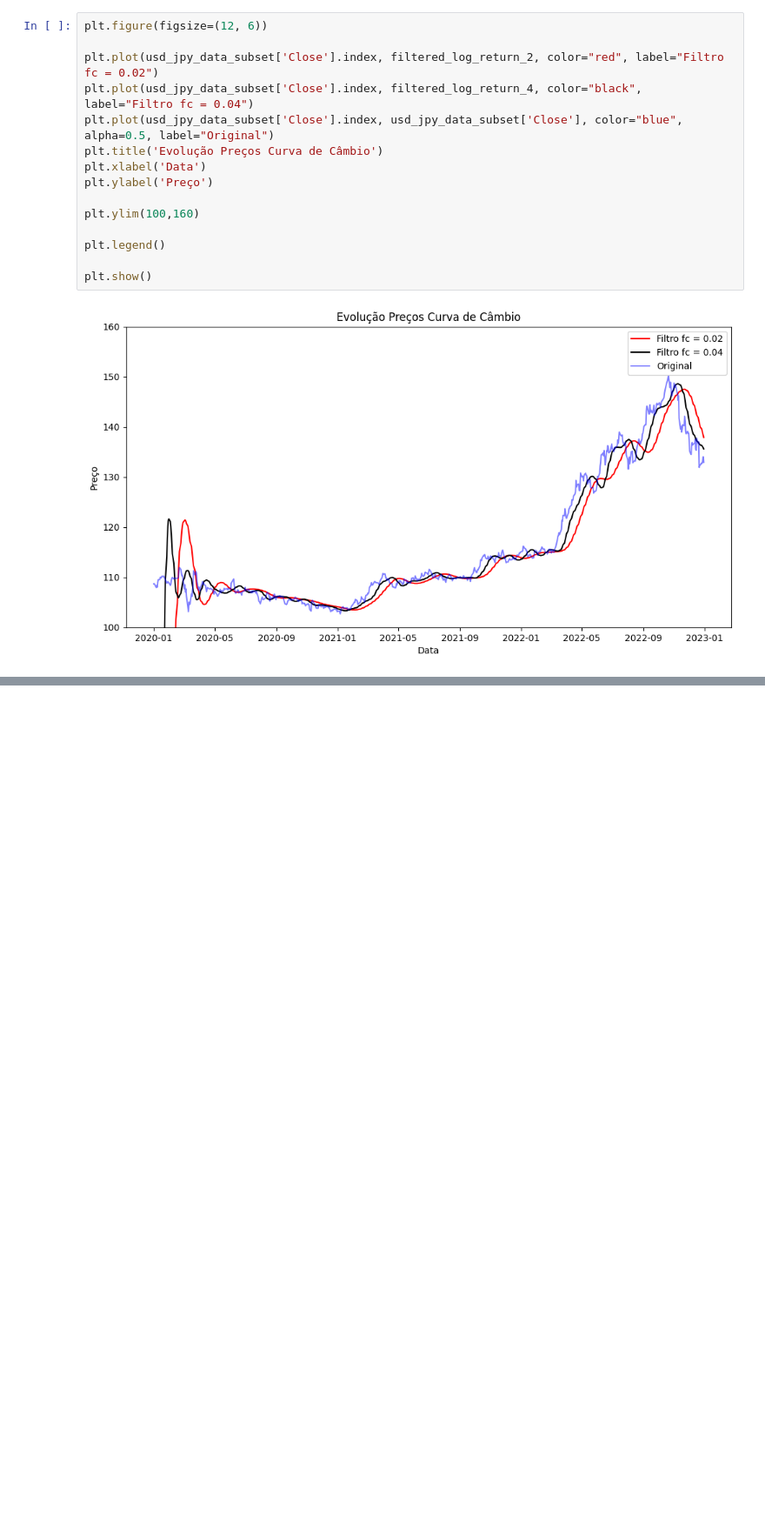
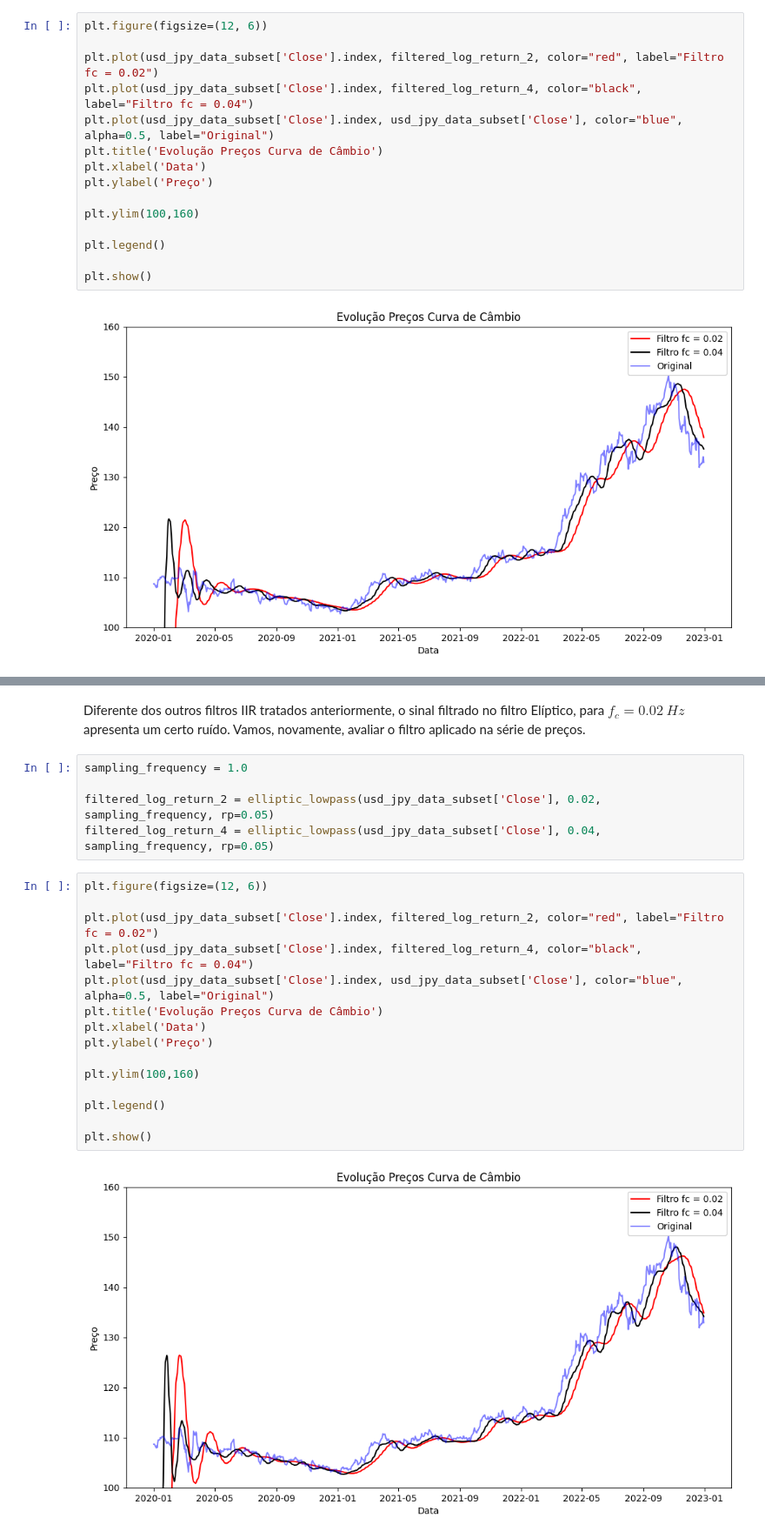
Before and after one commit to VicSanNun/Filter_in_Finance, a Jupyter notebook: main.ipynb, the cells around one changed output, grey strips where cells are left out. Shown at 87% size. Saved outputs shown, nothing was run; the diff lists cells and outputs as text; blank space fills up the shorter version.

```diff
--- a/main.ipynb
+++ b/main.ipynb
@@ -399,0 +554,24 @@ plt.show()
+# %% [markdown]
+Diferente dos outros filtros IIR tratados anteriormente, o sinal filtrado no filtro Elíptico, para $f_{c} = 0.02 \ Hz$ apresenta um certo ruído. Vamos, novamente, avaliar o filtro aplicado na série de preços.
+# %%
+sampling_frequency = 1.0
+
+filtered_log_return_2 = elliptic_lowpass(usd_jpy_data_subset['Close'], 0.02, sampling_frequency, rp=0.05)
+filtered_log_return_4 = elliptic_lowpass(usd_jpy_data_subset['Close'], 0.04, sampling_frequency, rp=0.05)
+# %%
+plt.figure(figsize=(12, 6))
+
+plt.plot(usd_jpy_data_subset['Close'].index, filtered_log_return_2, color="red", label="Filtro fc = 0.02")
+plt.plot(usd_jpy_data_subset['Close'].index, filtered_log_return_4, color="black", label="Filtro fc = 0.04")
+plt.plot(usd_jpy_data_subset['Close'].index, usd_jpy_data_subset['Close'], color="blue", alpha=0.5, label="Original")
+plt.title('Evolução Preços Curva de Câmbio')
+plt.xlabel('Data')
+plt.ylabel('Preço')
+
+plt.ylim(100,160)
+
+plt.legend()
+
+plt.show()
+# %% [output]
+[figure, added]
```
Also changed, not shown: parts of 32 cells of this notebook.
